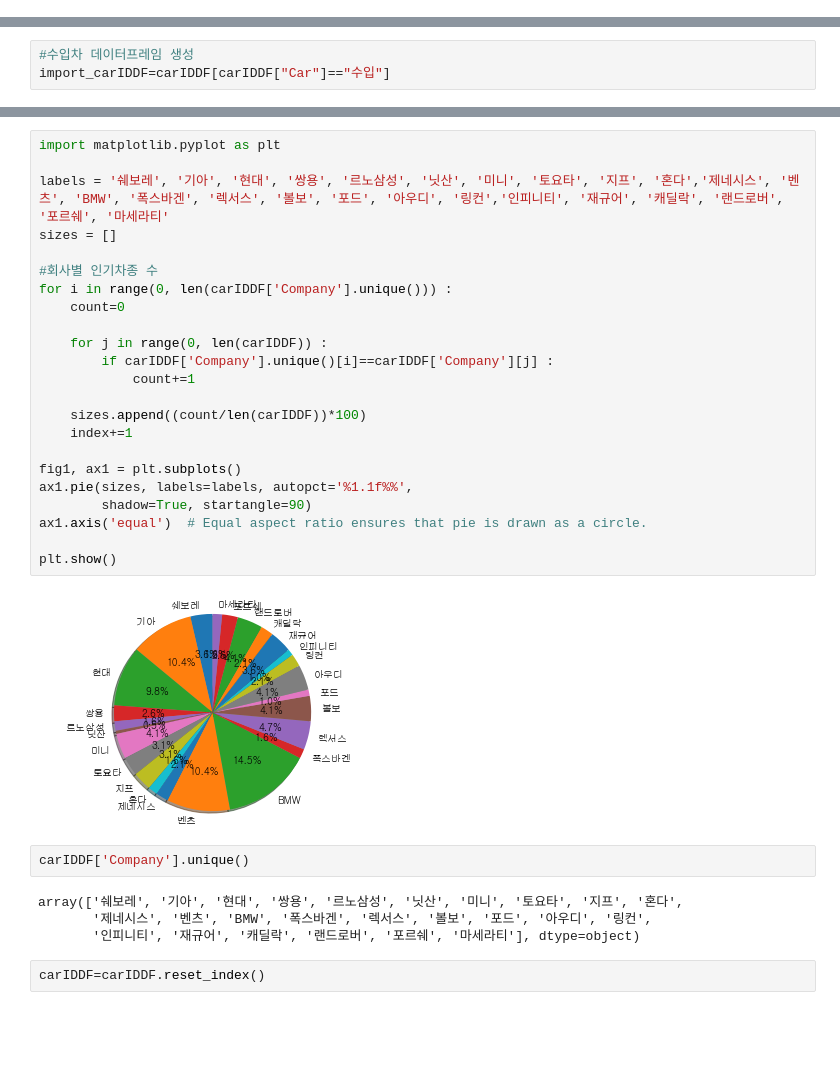
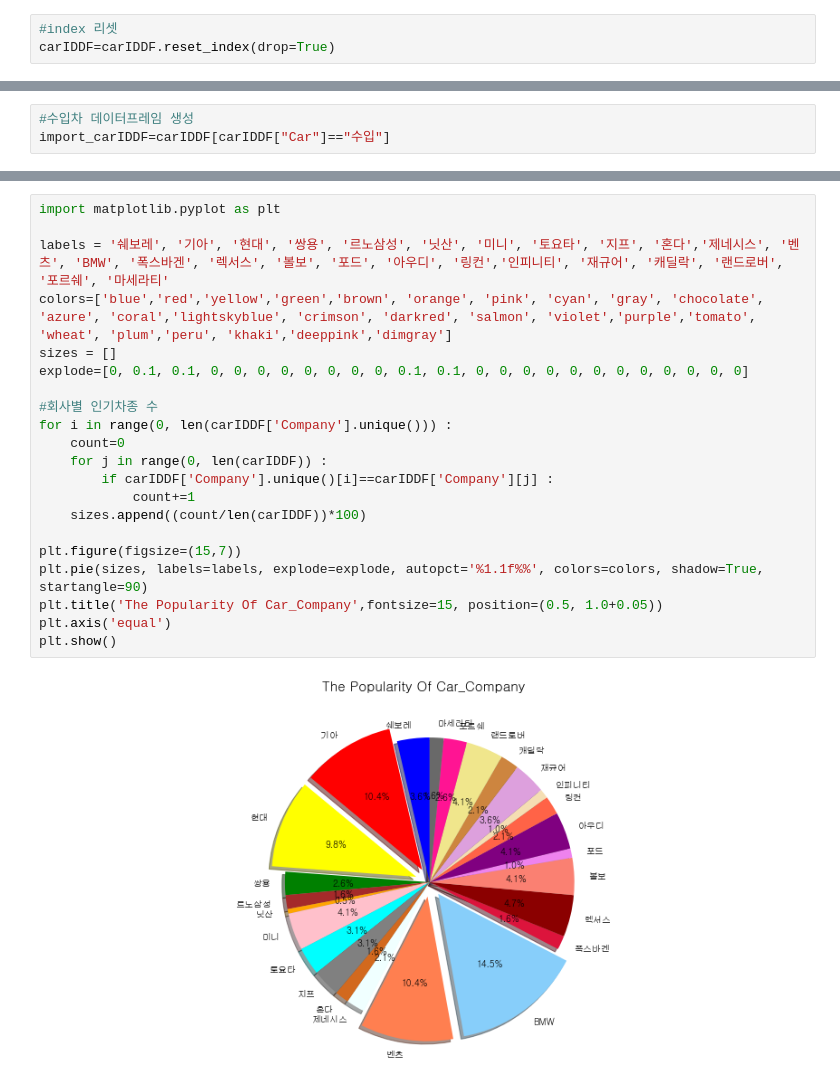
Before and after one commit to EUNHEE-1006/Python, a Jupyter notebook: python/Project.ipynb, the cells around one changed output, grey strips where cells are left out. Drawn from its saved outputs; the diff is of its cells as text; blank space fills up the shorter version.

```diff
--- a/python/Project.ipynb
+++ b/python/Project.ipynb
@@ -231,6 +231,9 @@ carIDDF.rename(columns=({'company':'Company',
 carIDDF=carIDDF.astype({"BasicPrice(만원)":int })
 carIDDF=carIDDF.astype({"OptionPrice(만원)":int })
 carIDDF=carIDDF.astype({"Avg_Fuel(km/ℓ)":int })
+# %%
+#index 리셋
+carIDDF=carIDDF.reset_index(drop=True)
 # %%
 #basicPrice(만원) 순으로 정렬
 carIDDF = carIDDF.sort_values(by="BasicPrice(만원)")
@@ -417,33 +393,23 @@ sns.swarmplot(x="Avg_Fuel(km/ℓ)", y="Size", hue="Company", sizes=(40,40),
 # %%
 import matplotlib.pyplot as plt
 
 labels = '쉐보레', '기아', '현대', '쌍용', '르노삼성', '닛산', '미니', '토요타', '지프', '혼다','제네시스', '벤츠', 'BMW', '폭스바겐', '렉서스', '볼보', '포드', '아우디', '링컨','인피니티', '재규어', '캐딜락', '랜드로버', '포르쉐', '마세라티'
+colors=['blue','red','yellow','green','brown', 'orange', 'pink', 'cyan', 'gray', 'chocolate', 'azure', 'coral','lightskyblue', 'crimson', 'darkred', 'salmon', 'violet','purple','tomato', 'wheat', 'plum','peru', 'khaki','deeppink','dimgray']
 sizes = []
+explode=[0, 0.1, 0.1, 0, 0, 0, 0, 0, 0, 0, 0, 0.1, 0.1, 0, 0, 0, 0, 0, 0, 0, 0, 0, 0, 0, 0]
 
 #회사별 인기차종 수
 for i in range(0, len(carIDDF['Company'].unique())) :
     count=0
-
     for j in range(0, len(carIDDF)) :
         if carIDDF['Company'].unique()[i]==carIDDF['Company'][j] :
             count+=1
+    sizes.append((count/len(carIDDF))*100)
 
-    sizes.append((count/len(carIDDF))*100)
-    index+=1
-
-fig1, ax1 = plt.subplots()
-ax1.pie(sizes, labels=labels, autopct='%1.1f%%',
-        shadow=True, startangle=90)
-ax1.axis('equal')  # Equal aspect ratio ensures that pie is drawn as a circle.
-
+plt.figure(figsize=(15,7))
+plt.pie(sizes, labels=labels, explode=explode, autopct='%1.1f%%', colors=colors, shadow=True, startangle=90)
+plt.title('The Popularity Of Car_Company',fontsize=15, position=(0.5, 1.0+0.05))
+plt.axis('equal')
 plt.show()
 # %% [output]
-[figure, old version]
+[figure, new version]
-# %%
-carIDDF['Company'].unique()
-# %% [output]
-array(['쉐보레', '기아', '현대', '쌍용', '르노삼성', '닛산', '미니', '토요타', '지프', '혼다',
-       '제네시스', '벤츠', 'BMW', '폭스바겐', '렉서스', '볼보', '포드', '아우디', '링컨',
-       '인피니티', '재규어', '캐딜락', '랜드로버', '포르쉐', '마세라티'], dtype=object)
-# %%
-carIDDF=carIDDF.reset_index()
```
Also changed, not shown: parts of 20 cells of this notebook.
